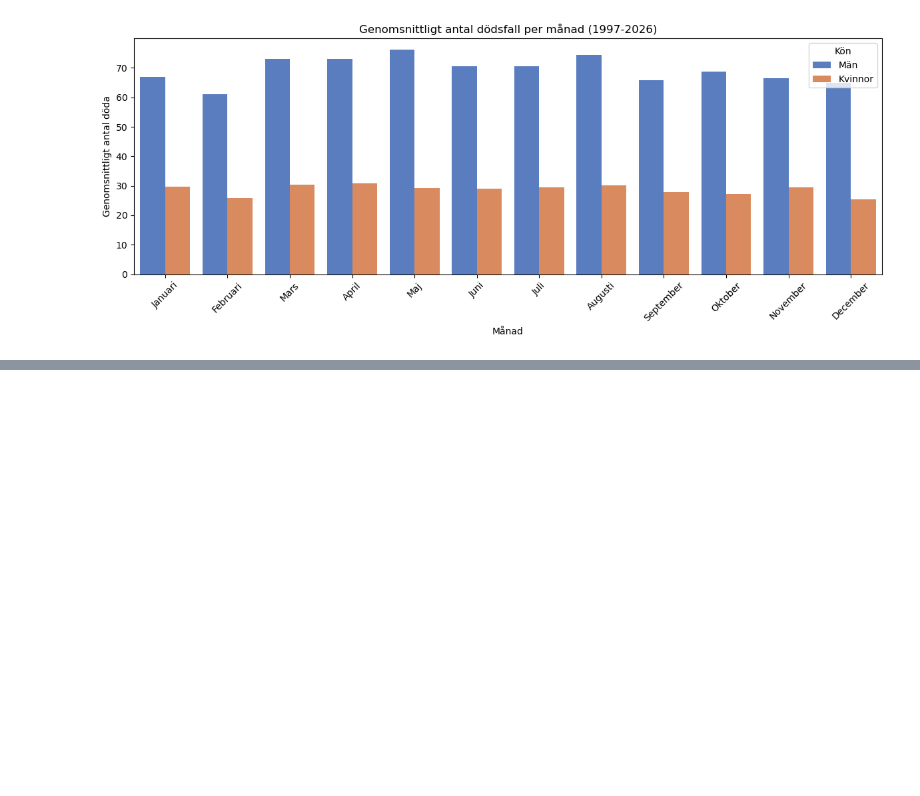
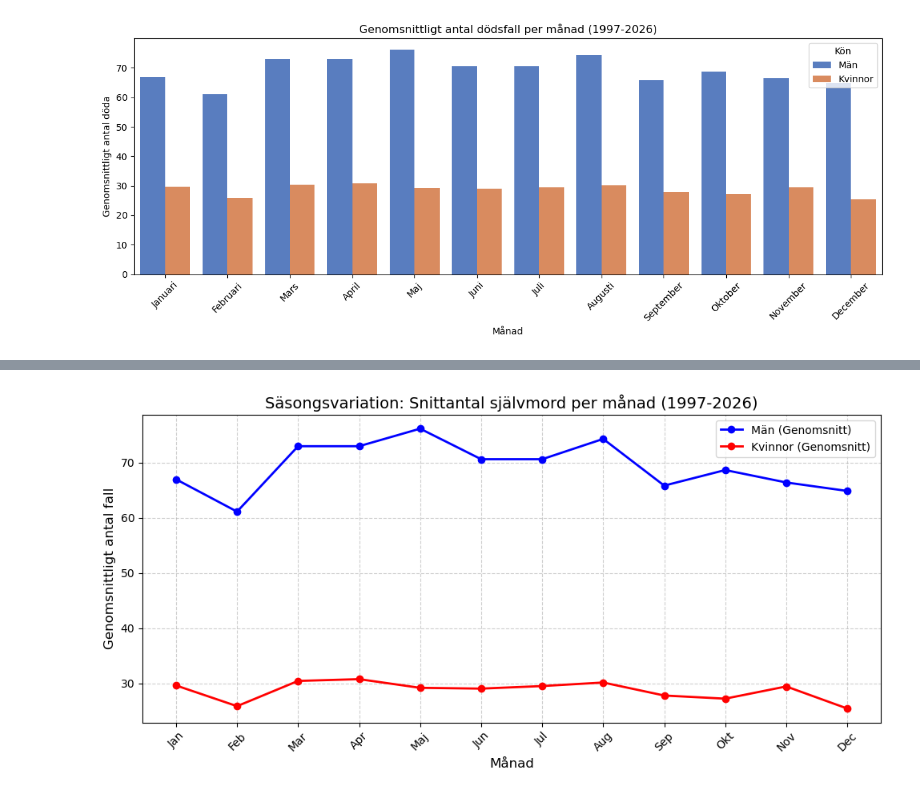
Before and after one commit to RickardAnd/projekt-grupp6, a Jupyter notebook: projekt_grupp6.ipynb, the cells around one changed output, grey strips where cells are left out. Saved outputs shown, nothing was run; the diff lists cells and outputs as text; code cells hidden in the pictures; blank space fills up the shorter version.

```diff
--- a/projekt_grupp6.ipynb
+++ b/projekt_grupp6.ipynb
@@ -406,0 +427,39 @@ plt.show()
+# %%
+# 1. Filtrera bort "Båda könen"
+df_plot = df_final[df_final['Kön'].isin(['Män', 'Kvinnor'])].copy()
+
+# 2. Hämta månadens siffra (1-12) från din Datum-kolumn (som du skapade i Steg 0)
+df_plot['Månad_Nr'] = df_plot['Datum'].dt.month
+
+# 3. Gruppera per månad (1-12) och kön, och räkna ut genomsnittet
+monthly_avg = df_plot.groupby(['Månad_Nr', 'Kön'])['Antal'].mean().reset_index()
+
+# 4. Dela upp i två DataFrames för plotten
+monthly_avg_men = monthly_avg[monthly_avg['Kön'] == 'Män']
+monthly_avg_women = monthly_avg[monthly_avg['Kön'] == 'Kvinnor']
+
+# 5. Bygg upp grafen
+plt.figure(figsize=(10, 5))
+
+# Plotta linjerna med x = Månad_Nr (1-12)
+plt.plot(monthly_avg_men['Månad_Nr'], monthly_avg_men['Antal'], marker='o', color='blue', linewidth=2, label='Män (Genomsnitt)')
+plt.plot(monthly_avg_women['Månad_Nr'], monthly_avg_women['Antal'], marker='o', color='red', linewidth=2, label='Kvinnor (Genomsnitt)')
+
+# Formatering av grafen
+plt.title('Säsongsvariation: Snittantal självmord per månad (1997-2026)', fontsize=14)
+plt.xlabel('Månad', fontsize=12)
+plt.ylabel('Genomsnittligt antal fall', fontsize=12)
+
+# Byt ut siffrorna (1-12) på X-axeln mot riktiga, korta månadsnamn
+manader_korta = ['Jan', 'Feb', 'Mar', 'Apr', 'Maj', 'Jun', 'Jul', 'Aug', 'Sep', 'Okt', 'Nov', 'Dec']
+plt.xticks(range(1, 13), manader_korta, rotation=45)
+
+# Rutnät, förklaring och layout
+plt.grid(True, linestyle='--', alpha=0.6)
+plt.legend()
+plt.tight_layout()
+
+# Visa grafen
+plt.show()
+# %% [output]
+[figure, added]
```
Also changed, not shown: parts of 4 cells of this notebook, 1 other file.
